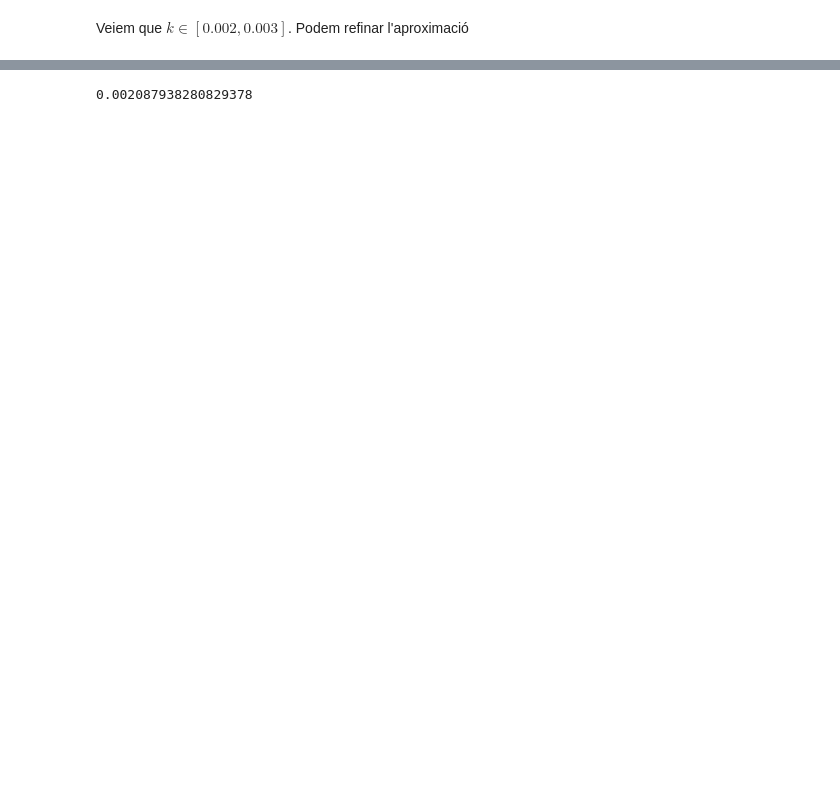
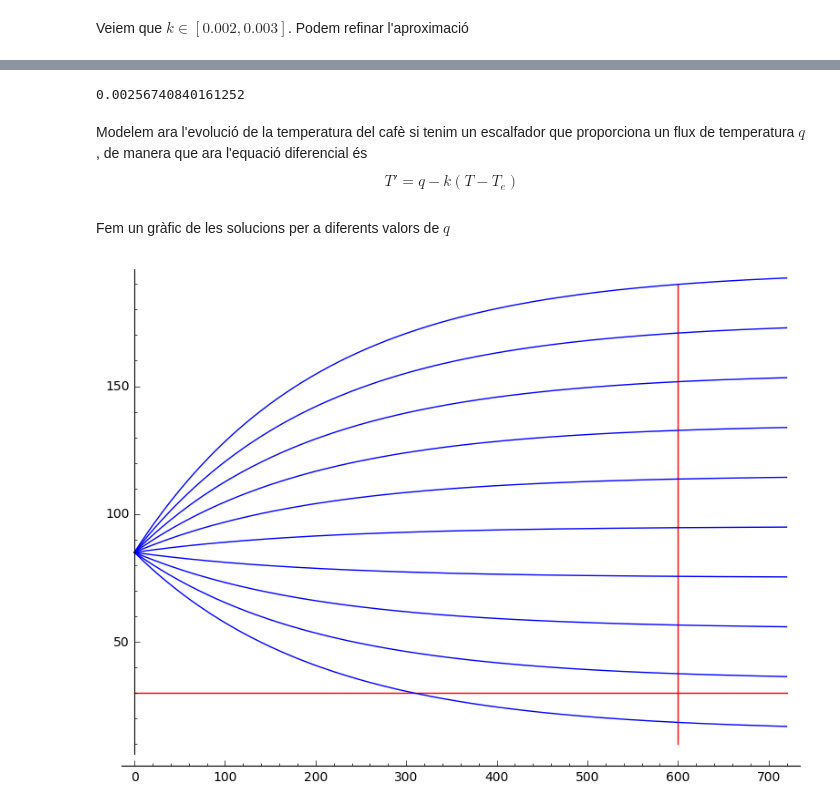
Before and after one commit to arnaumas/tercer, a Jupyter notebook: edos/edos-practica-2.ipynb, the cells around one changed output, grey strips where cells are left out. Saved outputs shown, nothing was run; the diff lists cells and outputs as text; code cells hidden in the pictures; blank space fills up the shorter version.

```diff
--- a/edos/edos-practica-2.ipynb
+++ b/edos/edos-practica-2.ipynb
@@ -82,5 +90,8 @@ I per tant $k \in [0.0020, 0.0021]$. Per a trobar el valor exacte podem solucion
-# %%
-kMin = find_root(T(k,600) == 35, 0.002, 0.0021)
-show(kMin)
-# %% [output]
-0.002087938280829378
+# %%
+minim = T.subs(T0 = Temp[0])
+kMin = find_root(minim(600) == 30, 0.0025, 0.0026)
+show(kMin)
+# %% [output]
+0.00256740840161252
+# %% [markdown]
+Modelem ara l'evolució de la temperatura del cafè si tenim un escalfador que proporciona un flux de temperatura $q$, de manera que ara l'equació diferencial és $$T' = q - k(T - T_e)$$
@@ -86,0 +101,9 @@ show(kMin)
+# %% [markdown]
+Fem un gràfic de les solucions per a diferents valors de $q$
+# %%
+qs = map(lambda x: x*0.1, range(10))
+sols2 = map(lambda x: T2.subs(k == kAvg, q == x), qs)
+grafics = map(lambda f : plot(f(t), xmin = 0, xmax = 720), sols2)
+plot(30, xmin = 0, xmax = 720, color = 'red') + line([(600,10), (600,190)], color = 'red') + reduce(lambda a, b:  a+b, grafics)
+# %% [output]
+[figure, added]
```
Also changed, not shown: parts of 12 cells of this notebook.
